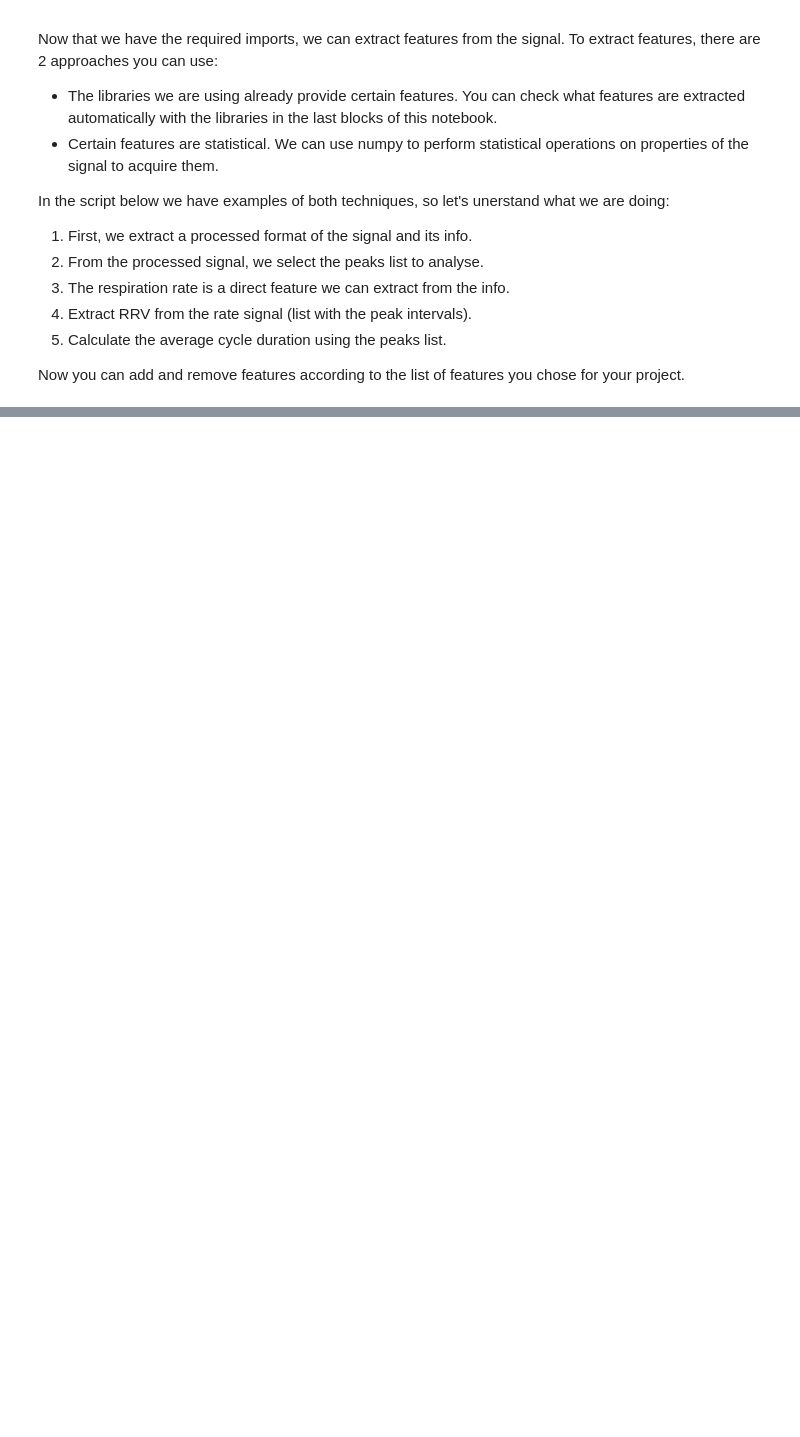
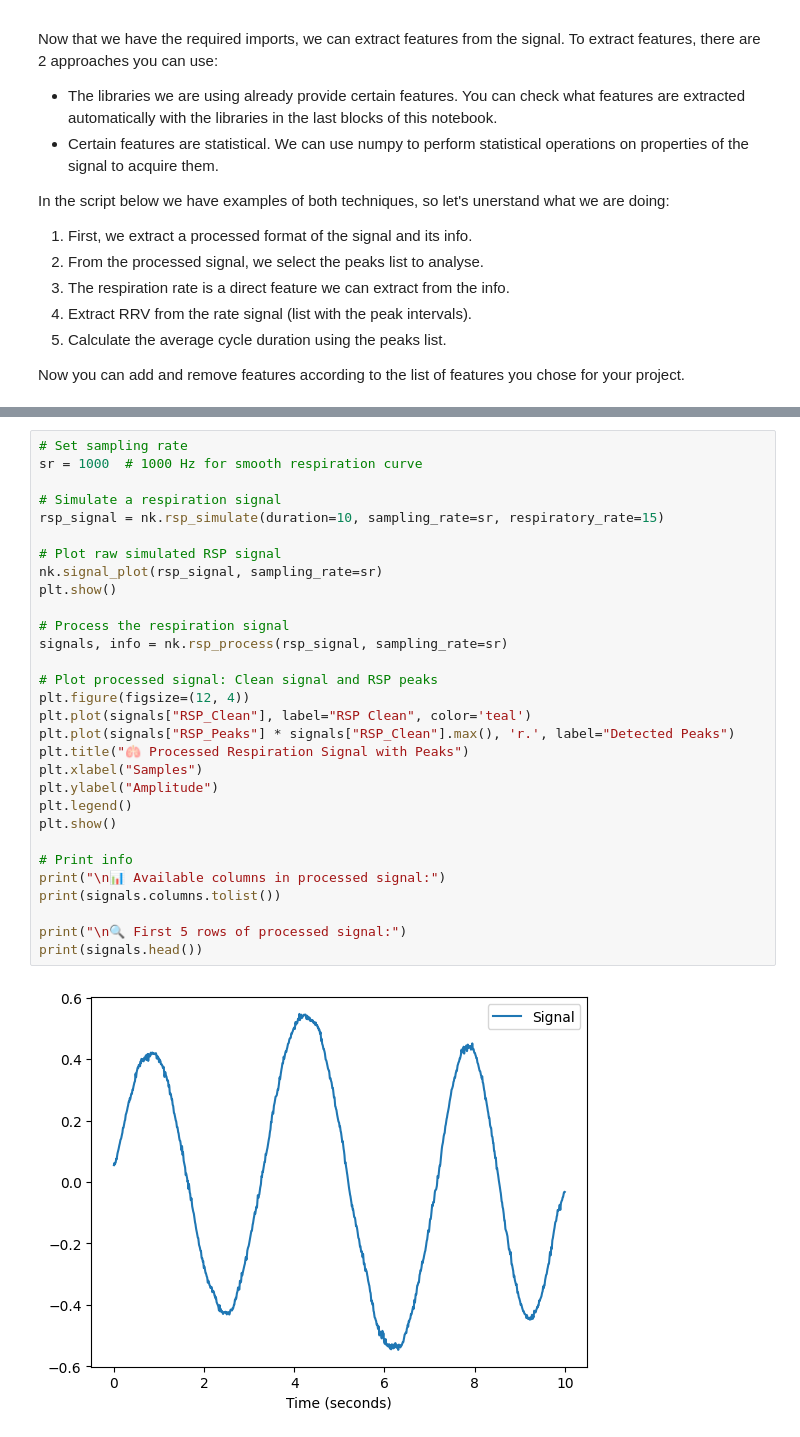
Before and after one commit to Raiafs/BEST-Course-2025-Materials, a Jupyter notebook: feature_extraction/Resp_signal_analysis.ipynb, the cells around one changed output, grey strips where cells are left out. Drawn from its saved outputs; the diff is of its cells as text; blank space fills up the shorter version.

```diff
--- a/feature_extraction/Resp_signal_analysis.ipynb
+++ b/feature_extraction/Resp_signal_analysis.ipynb
@@ -51,0 +58,32 @@ def extract_resp_temporal_features( resp_signal:np.array, sampling_rate:int ) ->
+# %%
+# Set sampling rate
+sr = 1000  # 1000 Hz for smooth respiration curve
+
+# Simulate a respiration signal
+rsp_signal = nk.rsp_simulate(duration=10, sampling_rate=sr, respiratory_rate=15)
+
+# Plot raw simulated RSP signal
+nk.signal_plot(rsp_signal, sampling_rate=sr)
+plt.show()
+
+# Process the respiration signal
+signals, info = nk.rsp_process(rsp_signal, sampling_rate=sr)
+
+# Plot processed signal: Clean signal and RSP peaks
+plt.figure(figsize=(12, 4))
+plt.plot(signals["RSP_Clean"], label="RSP Clean", color='teal')
+plt.plot(signals["RSP_Peaks"] * signals["RSP_Clean"].max(), 'r.', label="Detected Peaks")
+plt.title("🫁 Processed Respiration Signal with Peaks")
+plt.xlabel("Samples")
+plt.ylabel("Amplitude")
+plt.legend()
+plt.show()
+
+# Print info
+print("\n📊 Available columns in processed signal:")
+print(signals.columns.tolist())
+
+print("\n🔍 First 5 rows of processed signal:")
+print(signals.head())
+# %% [output]
+[figure, added]
```
Also changed, not shown: parts of 4 cells of this notebook, 5 other files.
